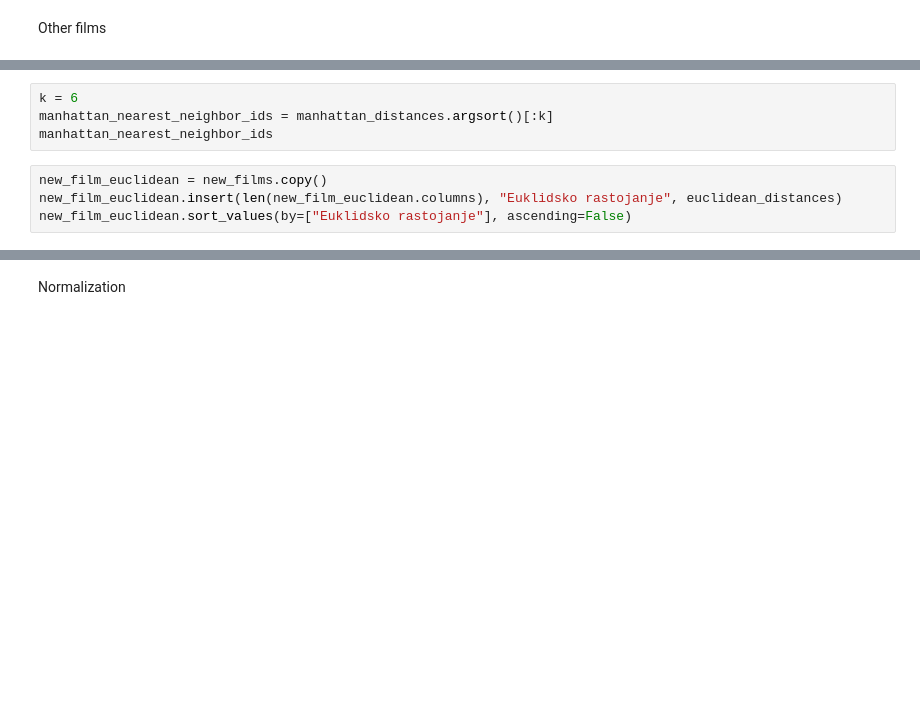
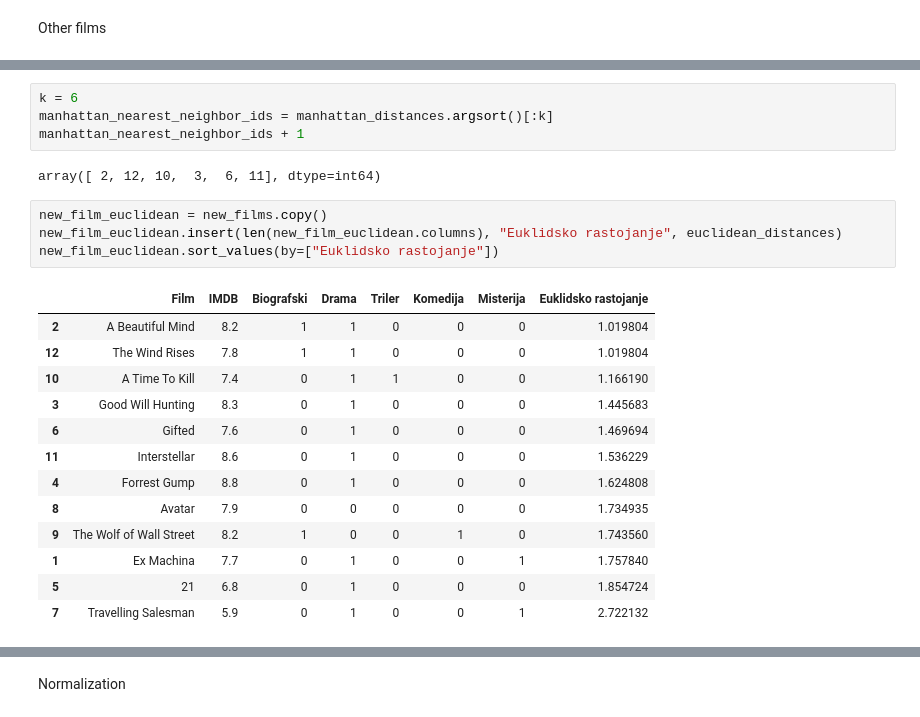
Before and after one commit to mdodovic/K-Nearest-Neighbours, a Jupyter notebook: films.ipynb, the cells around one changed output, grey strips where cells are left out. Drawn from its saved outputs; the diff is of its cells as text; blank space fills up the shorter version.

Commit message:
fix sorting to be nearest not farthest

```diff
--- a/films.ipynb
+++ b/films.ipynb
@@ -45,11 +100,27 @@ euclidean_nearest_neighbor_ids
 # %%
 k = 6
 manhattan_nearest_neighbor_ids = manhattan_distances.argsort()[:k]
-manhattan_nearest_neighbor_ids
+manhattan_nearest_neighbor_ids + 1
+# %% [output]
+array([ 2, 12, 10,  3,  6, 11], dtype=int64)
 # %%
 new_film_euclidean = new_films.copy()
 new_film_euclidean.insert(len(new_film_euclidean.columns), "Euklidsko rastojanje", euclidean_distances)
-new_film_euclidean.sort_values(by=["Euklidsko rastojanje"], ascending=False)
+new_film_euclidean.sort_values(by=["Euklidsko rastojanje"])
+# %% [output]
+|  | Film | IMDB | Biografski | Drama | Triler | Komedija | Misterija | Euklidsko rastojanje |
+| 2 | A Beautiful Mind | 8.2 | 1 | 1 | 0 | 0 | 0 | 1.019804 |
+| 12 | The Wind Rises | 7.8 | 1 | 1 | 0 | 0 | 0 | 1.019804 |
+| 10 | A Time To Kill | 7.4 | 0 | 1 | 1 | 0 | 0 | 1.166190 |
+| 3 | Good Will Hunting | 8.3 | 0 | 1 | 0 | 0 | 0 | 1.445683 |
+| 6 | Gifted | 7.6 | 0 | 1 | 0 | 0 | 0 | 1.469694 |
+| 11 | Interstellar | 8.6 | 0 | 1 | 0 | 0 | 0 | 1.536229 |
+| 4 | Forrest Gump | 8.8 | 0 | 1 | 0 | 0 | 0 | 1.624808 |
+| 8 | Avatar | 7.9 | 0 | 0 | 0 | 0 | 0 | 1.734935 |
+| 9 | The Wolf of Wall Street | 8.2 | 1 | 0 | 0 | 1 | 0 | 1.743560 |
+| 1 | Ex Machina | 7.7 | 0 | 1 | 0 | 0 | 1 | 1.757840 |
+| 5 | 21 | 6.8 | 0 | 1 | 0 | 0 | 0 | 1.854724 |
+| 7 | Travelling Salesman | 5.9 | 0 | 1 | 0 | 0 | 1 | 2.722132 |
 # %%
 new_film_manhattan = new_films.copy()
 new_film_manhattan.insert(len(new_film_manhattan.columns), "Menhetn rastojanje", manhattan_distances)
```
Also changed, not shown: parts of 17 cells of this notebook.
